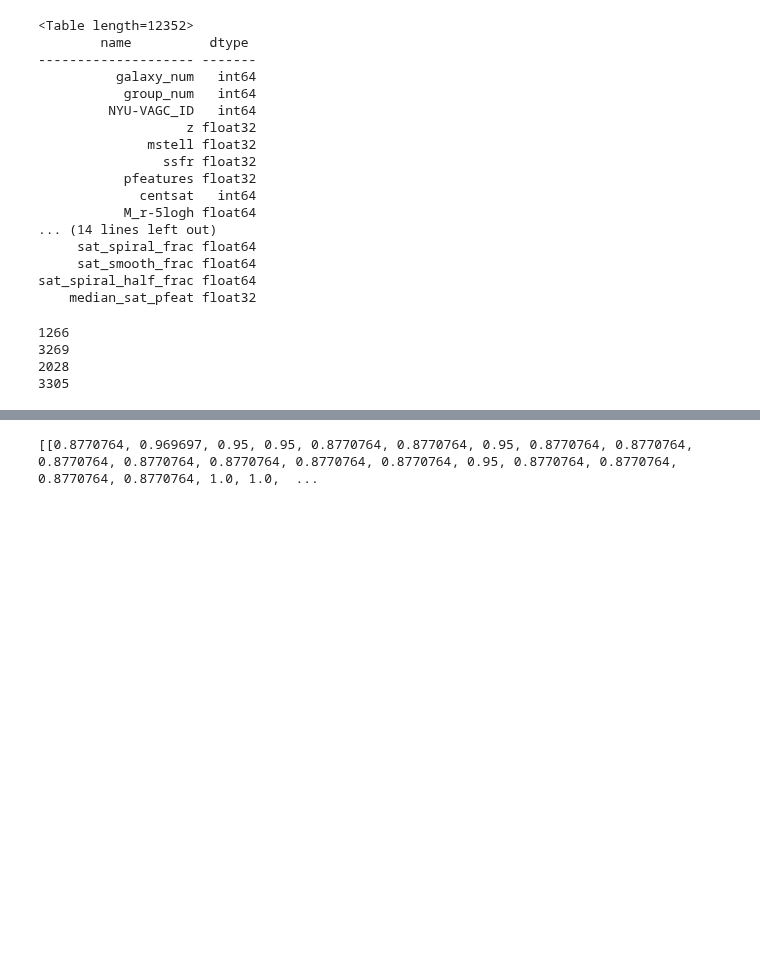
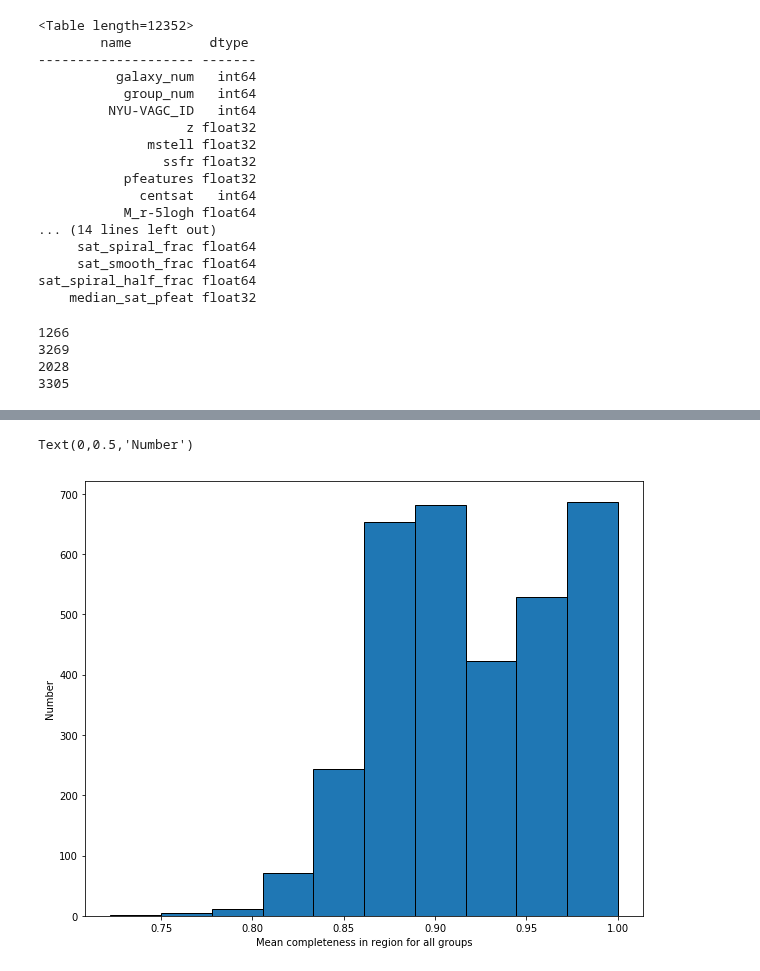
Before and after one commit to jaotter/Otter-Research-2017, a Jupyter notebook: completeness_plots.ipynb, the cells around one changed output, grey strips where cells are left out. Cells and saved outputs as stored; diff of their text form; code cells hidden in the pictures; blank space fills up the shorter version.

Commit message:
added KS tests, plots updated

```diff
--- a/completeness_plots.ipynb
+++ b/completeness_plots.ipynb
@@ -182,9 +183,24 @@ group_comp = group_table['member_completeness']
 
 memb_comp = []
 comp_mean = []
+comp_range = []
+
 for st in group_comp:
     grp_comp = [float(x) for x in st[1:-1].split(',')]
     memb_comp.append(grp_comp)
     comp_mean.append(np.mean(grp_comp))
+    comp_range.append(np.max(grp_comp) - np.min(grp_comp))
-# %% [output]
-[[0.8770764, 0.969697, 0.95, 0.95, 0.8770764, 0.8770764, 0.95, 0.8770764, 0.8770764, 0.8770764, 0.8770764, 0.8770764, 0.8770764, 0.8770764, 0.95, 0.8770764, 0.8770764, 0.8770764, 0.8770764, 1.0, 1.0,  ...
+# %%
+f = plt.figure(figsize=(10,8))
+
+hist_all, bins = np.histogram(comp_mean, density=False)
+widths_all = bins[1:] - bins[:-1]
+x_all = bins[:-1] + widths_all/2
+
+plt.bar(x_all, hist_all, widths_all, edgecolor='k', alpha=1)
+
+plt.xlabel('Mean completeness in region for all groups')
+plt.ylabel('Number')
+# %% [output]
+Text(0,0.5,'Number')
+[figure, added]
```
Also changed, not shown: parts of 5 cells of this notebook.
